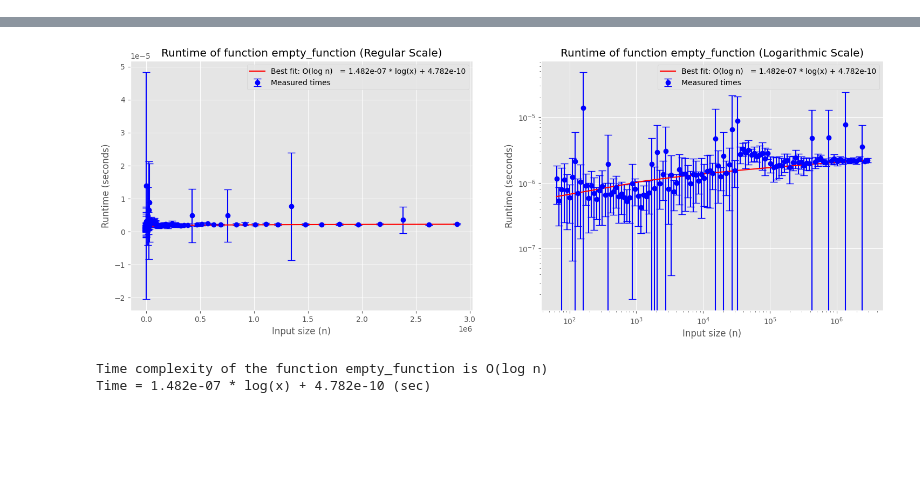
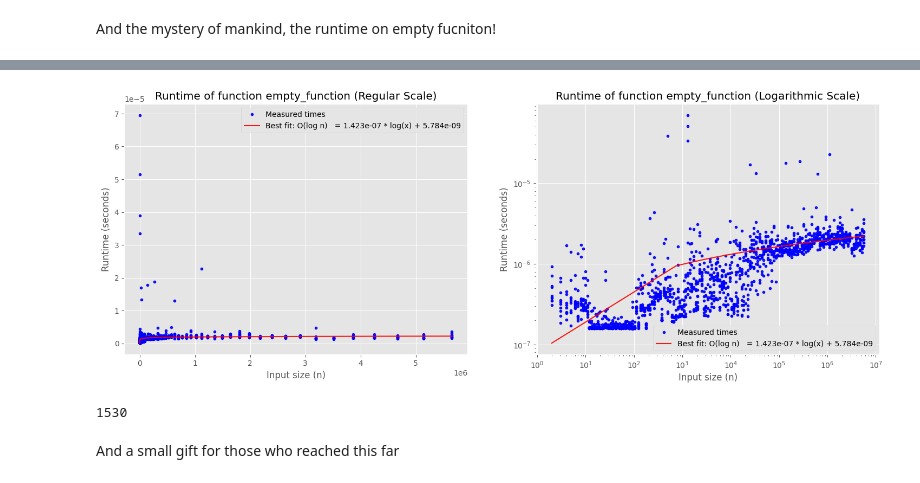
Before and after one commit to mkhlyzov/deduce_asymptotics, a Jupyter notebook: examples/example_1.ipynb, the cells around one changed output, grey strips where cells are left out. Drawn from its saved outputs; the diff is of its cells as text; code cells hidden in the pictures; blank space fills up the shorter version.

```diff
--- a/examples/example_1.ipynb
+++ b/examples/example_1.ipynb
@@ -210,5 +244,11 @@ solver(10)
+# %% [markdown]
+And the mystery of mankind, the runtime on empty fucniton!
 # %%
 def empty_function(x):
     pass
-_ = deduce(empty_function, random_data)
+
+ded = Deducer(empty_function, random_data)
+ded.deduce(time_budget=20, num_samples=10)
+ded.report()
+ded.plot()
 # %% [output]
@@ -232,3 +264 @@ _ = deduce(empty_function, random_data)
-[figure, old version]
+[figure, new version]
-Time complexity of the function empty_function is O(log n)
-Time = 1.482e-07 * log(x) + 4.782e-10 (sec)
@@ -234,0 +268,7 @@ Time = 1.482e-07 * log(x) + 4.782e-10 (sec)
+# %%
+# Number of measurements taken:
+print(len(ded.data[0]))
+# %% [output]
+1530
+# %% [markdown]
+And a small gift for those who reached this far
```
Also changed, not shown: parts of 25 cells of this notebook, 1 other file.
